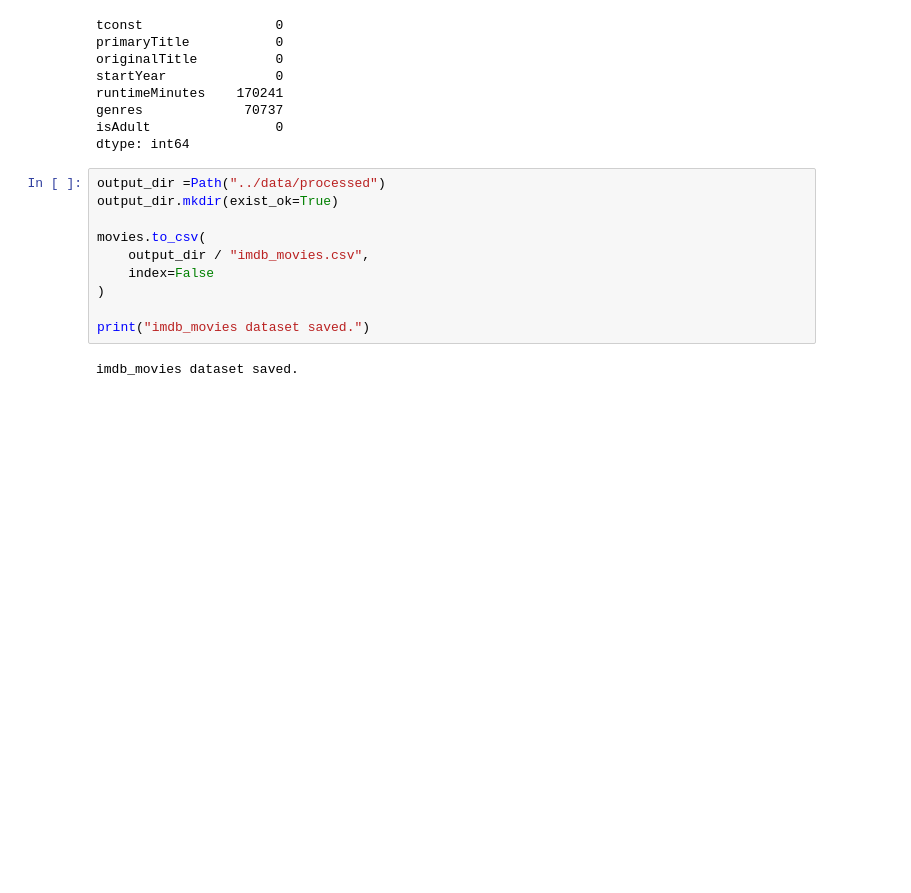
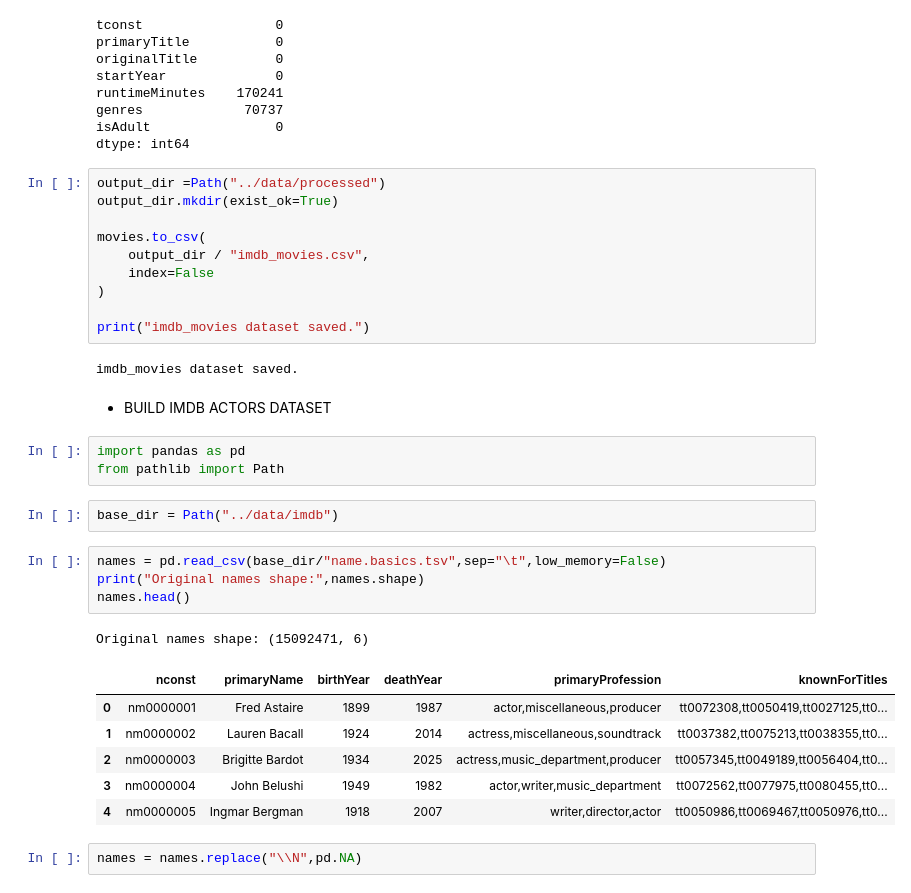
Before and after one commit to tejfaster/My-Movies, a Jupyter notebook: notebooks/imdb_master_dataset.ipynb, the cells around one changed output. Saved outputs shown, nothing was run; the diff lists cells and outputs as text; blank space fills up the shorter version.

```diff
--- a/notebooks/imdb_master_dataset.ipynb
+++ b/notebooks/imdb_master_dataset.ipynb
@@ -74,3 +74,24 @@ movies.to_csv(
 print("imdb_movies dataset saved.")
 # %% [output]
 imdb_movies dataset saved.
+# %% [markdown]
+* BUILD IMDB ACTORS DATASET
+# %%
+import pandas as pd
+from pathlib import Path
+# %%
+base_dir = Path("../data/imdb")
+# %%
+names = pd.read_csv(base_dir/"name.basics.tsv",sep="\t",low_memory=False)
+print("Original names shape:",names.shape)
+names.head()
+# %% [output]
+Original names shape: (15092471, 6)
+|  | nconst | primaryName | birthYear | deathYear | primaryProfession | knownForTitles |
+| 0 | nm0000001 | Fred Astaire | 1899 | 1987 | actor,miscellaneous,producer | tt0072308,tt0050419,tt0027125,tt0... |
+| 1 | nm0000002 | Lauren Bacall | 1924 | 2014 | actress,miscellaneous,soundtrack | tt0037382,tt0075213,tt0038355,tt0... |
+| 2 | nm0000003 | Brigitte Bardot | 1934 | 2025 | actress,music_department,producer | tt0057345,tt0049189,tt0056404,tt0... |
+| 3 | nm0000004 | John Belushi | 1949 | 1982 | actor,writer,music_department | tt0072562,tt0077975,tt0080455,tt0... |
+| 4 | nm0000005 | Ingmar Bergman | 1918 | 2007 | writer,director,actor | tt0050986,tt0069467,tt0050976,tt0... |
+# %%
+names = names.replace("\\N",pd.NA)
```
Also changed, not shown: parts of 28 cells of this notebook, 1 other file.
